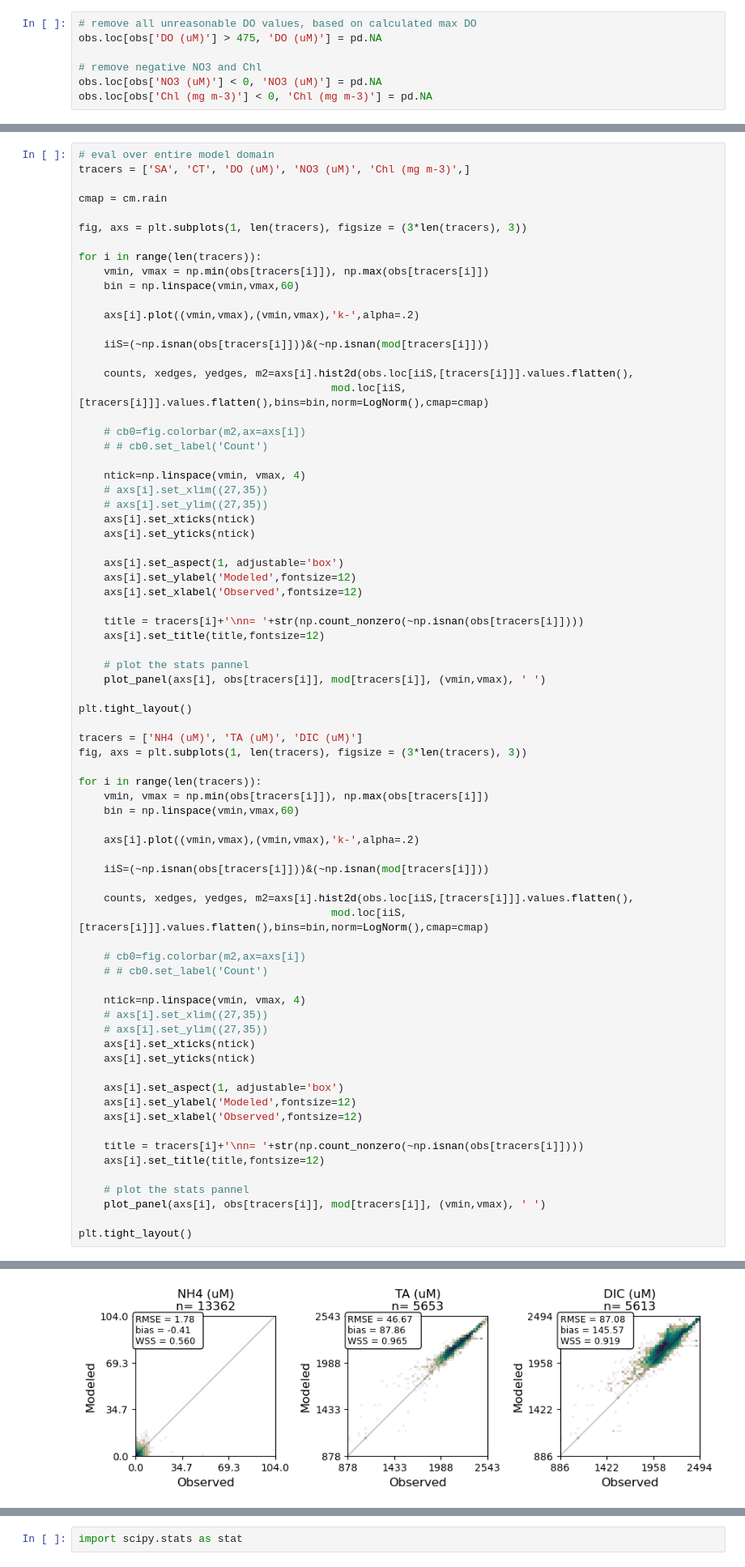
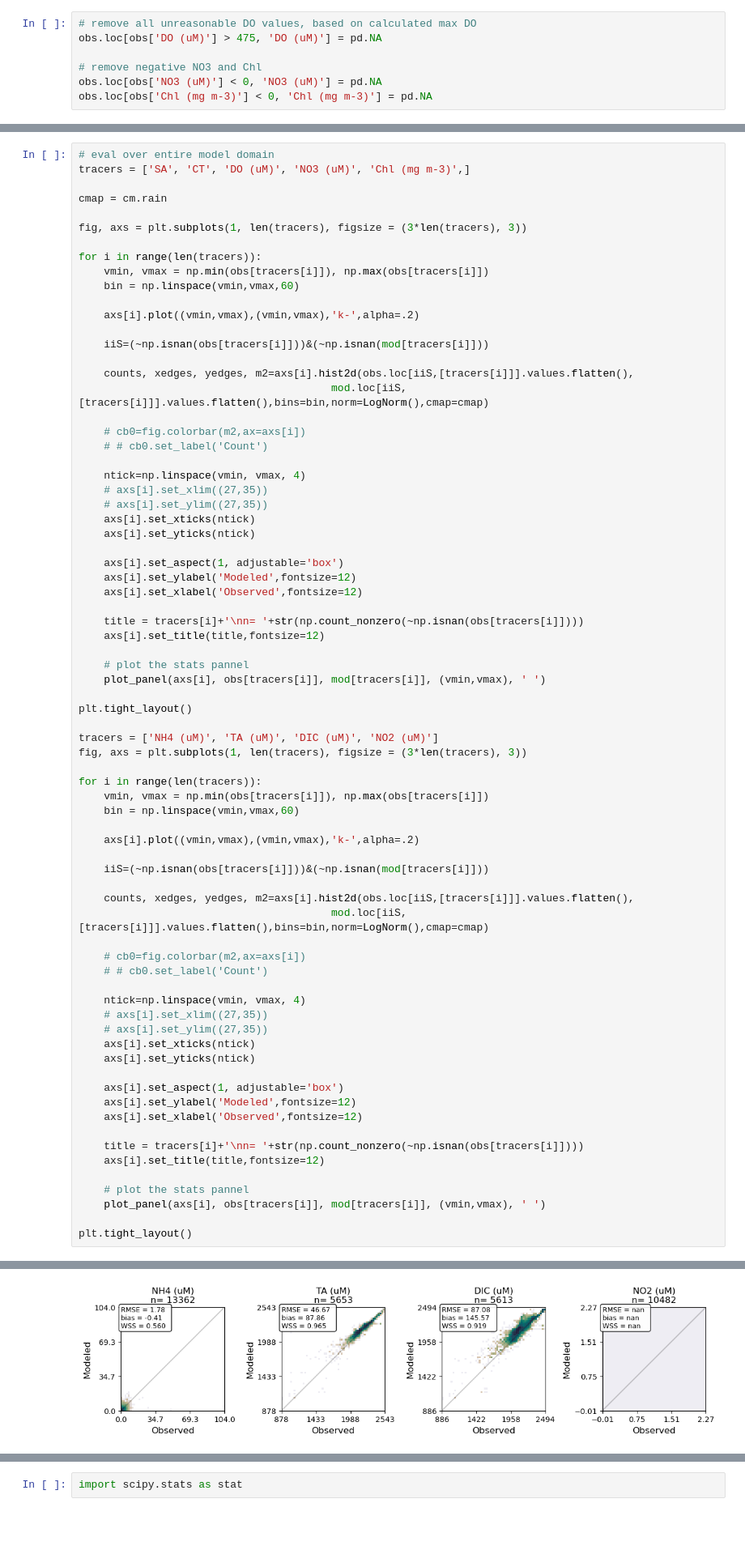
Before and after one commit to rbeutel/LO_user, a Jupyter notebook: eval/regional_evals.ipynb, the cells around one changed output, grey strips where cells are left out. Shown at 81% size. Saved outputs shown, nothing was run; the diff lists cells and outputs as text; blank space fills up the shorter version.

```diff
--- a/eval/regional_evals.ipynb
+++ b/eval/regional_evals.ipynb
@@ -210,7 +210,7 @@ for i in range(len(tracers)):
 
 plt.tight_layout()
 
-tracers = ['NH4 (uM)', 'TA (uM)', 'DIC (uM)']
+tracers = ['NH4 (uM)', 'TA (uM)', 'DIC (uM)', 'NO2 (uM)']
 fig, axs = plt.subplots(1, len(tracers), figsize = (3*len(tracers), 3))
 
 for i in range(len(tracers)):
@@ -219,34 +219,34 @@ for i in range(len(tracers)):
 
     axs[i].plot((vmin,vmax),(vmin,vmax),'k-',alpha=.2)
 
     iiS=(~np.isnan(obs[tracers[i]]))&(~np.isnan(mod[tracers[i]]))
 
     counts, xedges, yedges, m2=axs[i].hist2d(obs.loc[iiS,[tracers[i]]].values.flatten(),
                                         mod.loc[iiS,[tracers[i]]].values.flatten(),bins=bin,norm=LogNorm(),cmap=cmap)
 
     # cb0=fig.colorbar(m2,ax=axs[i])
     # # cb0.set_label('Count')
 
     ntick=np.linspace(vmin, vmax, 4)
     # axs[i].set_xlim((27,35))
     # axs[i].set_ylim((27,35))
     axs[i].set_xticks(ntick)
     axs[i].set_yticks(ntick)
 
     axs[i].set_aspect(1, adjustable='box')
     axs[i].set_ylabel('Modeled',fontsize=12)
     axs[i].set_xlabel('Observed',fontsize=12)
 
     title = tracers[i]+'\nn= '+str(np.count_nonzero(~np.isnan(obs[tracers[i]])))
     axs[i].set_title(title,fontsize=12)
 
     # plot the stats pannel
     plot_panel(axs[i], obs[tracers[i]], mod[tracers[i]], (vmin,vmax), ' ')
 
 plt.tight_layout()
 # %% [output]
 [figure]
-[figure, old version]
+[figure, new version]
 # %%
 grid = xr.open_dataset('/data1/parker/LO_data/grids/cas6/grid.nc')
 
```
Also changed, not shown: parts of 28 cells of this notebook, 1 other file.
